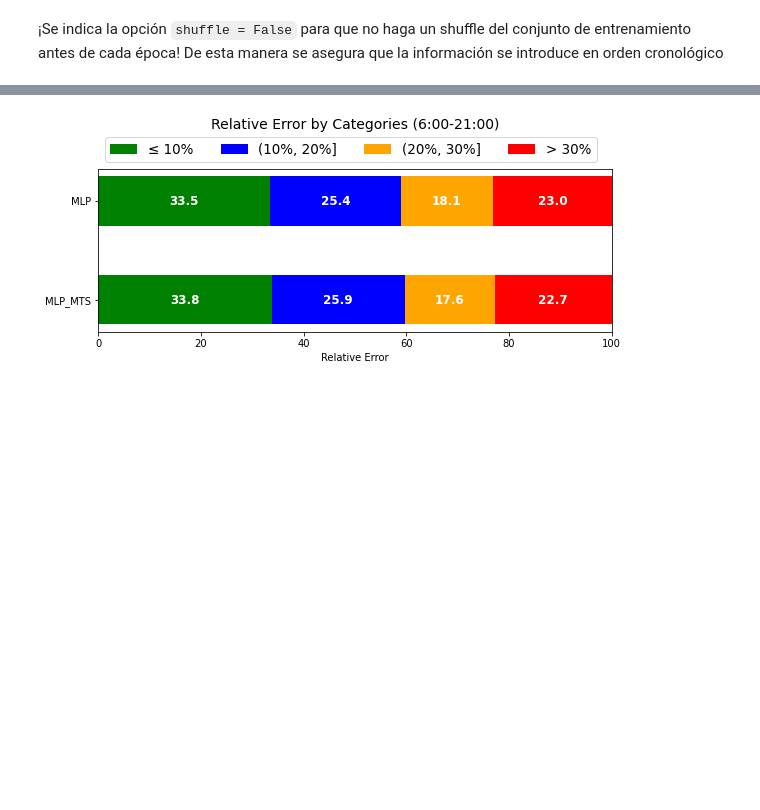
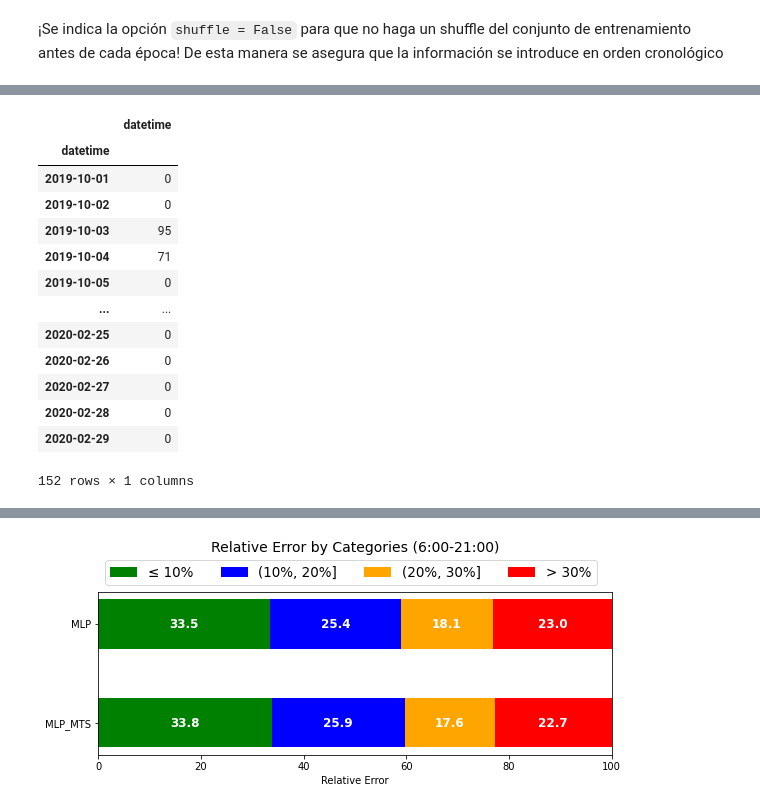
Before and after one commit to albertopmp/TFG, a Jupyter notebook: src/TrafficFlow.ipynb, the cells around one changed output, grey strips where cells are left out. Saved outputs shown, nothing was run; the diff lists cells and outputs as text; code cells hidden in the pictures; blank space fills up the shorter version.

```diff
--- a/src/TrafficFlow.ipynb
+++ b/src/TrafficFlow.ipynb
@@ -3081,0 +3186,17 @@ errors = graph_errors(pd.DataFrame(test_dates, columns= ['datetime']), pd.DataFr
+# %%
+df.pop('speed')
+df.pop('FID')
+df.pop('_id')
+
+df.loc[:,'datetime'] = pd.to_datetime(df.loc[:,'datetime'], format='%Y-%m-%dT%H:%M:%S')
+
+df['car_count'] = df.loc[:, 'flow'] // 12
+
+# Ordena por fecha.
+# ignore_index = True -> Pone los index del 0 al n-1 (todos por orden)
+# inplace = True -> Para que ya lo haga sobre el df en vez de devolver el df ordenado
+df.sort_values(by='datetime', ignore_index = True, inplace = True)
+
+df = df[df['flow'] != 99999.0]
+
+df.pop('flow')
@@ -3081,0 +3270,33 @@ errors = graph_errors(pd.DataFrame(test_dates, columns= ['datetime']), pd.DataFr
+# %%
+# Lista con todos los instantes
+time_instants = pd.date_range(start='2019-10-01', end='2020-03-01', freq='5min')
+
+# Instantes faltantes para ese sensor
+sensor_data = df.loc[df['sensor'] == 'PM072']
+#mv = time_instants[~time_instants.isin(sensor_data['datetime'])]
+
+a = sensor_data.resample('D', on='datetime')['datetime'].count()
+#sensor_data = pd.DataFrame(a.multiply(-1) + 288)
+#sensor_data = pd.DataFrame(a.multiply(-1) + 288, columns=['MissingValues'])
+sensor_data
+
+#months = pd.date_range(start='2019-10-01', end='2020-03-01', freq='MS')
+#months
+
+#for i in range(len(months)-1):
+    #monthly_data = df.loc[(sensor_data['datetime'] >= months[i]) & (sensor_data['datetime'] <= months[i+1]) ]
+# %% [output]
+|  | datetime |
+| datetime |  |
+| 2019-10-01 | 0 |
+| 2019-10-02 | 0 |
+| 2019-10-03 | 95 |
+| 2019-10-04 | 71 |
+| 2019-10-05 | 0 |
+| ... | ... |
+| 2020-02-25 | 0 |
+| 2020-02-26 | 0 |
+| 2020-02-27 | 0 |
+| 2020-02-28 | 0 |
+| 2020-02-29 | 0 |
+152 rows × 1 columns
```
Also changed, not shown: parts of 30 cells of this notebook, 3 other files.
